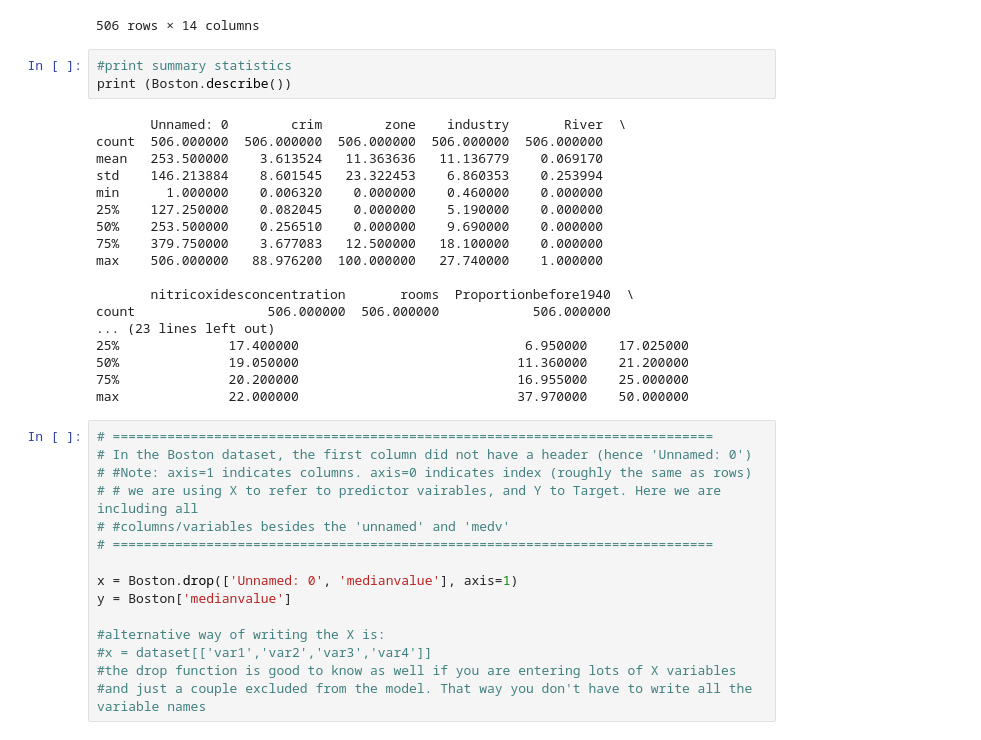
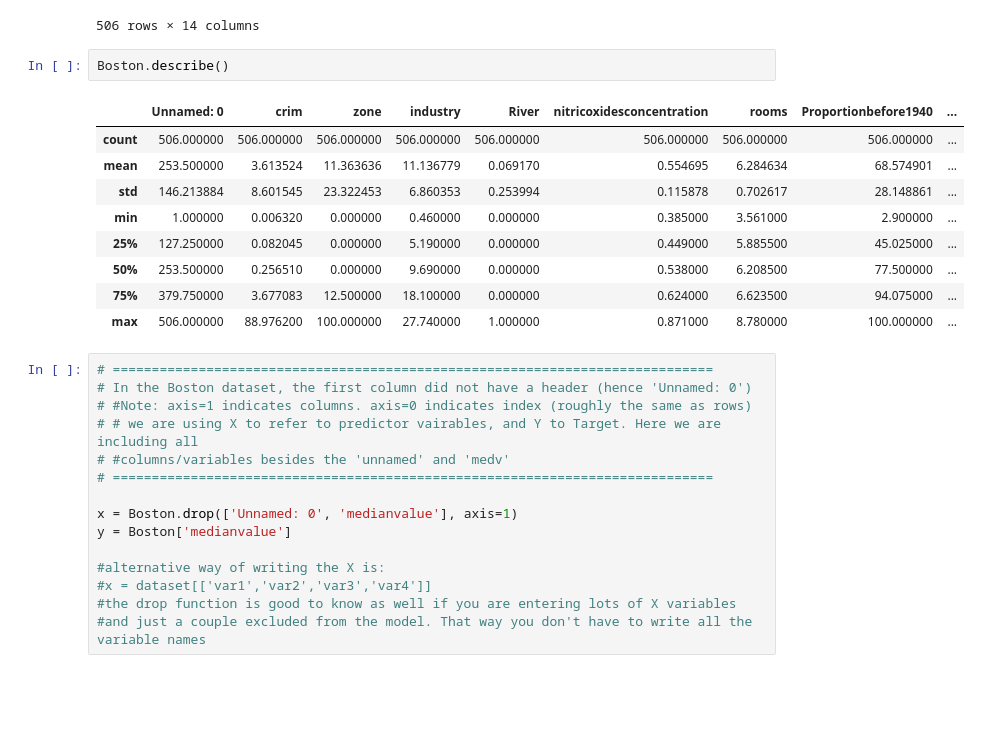
Before and after one commit to chiharuishida/Tutorialdata, a Jupyter notebook: SimpleRegression.ipynb, the cells around one changed output. Saved outputs shown, nothing was run; the diff lists cells and outputs as text; blank space fills up the shorter version.

```diff
--- a/SimpleRegression.ipynb
+++ b/SimpleRegression.ipynb
@@ -22,27 +24,18 @@ Boston
 | 504 | 505 | 0.10959 | 0.0 | 11.93 | 0 | 0.573 | 6.794 | 89.3 | ... |
 | 505 | 506 | 0.04741 | 0.0 | 11.93 | 0 | 0.573 | 6.030 | 80.8 | ... |
 506 rows × 14 columns
-# %%
-#print summary statistics
-print (Boston.describe())
-# %% [output]
-       Unnamed: 0        crim        zone    industry       River  \
-count  506.000000  506.000000  506.000000  506.000000  506.000000
-mean   253.500000    3.613524   11.363636   11.136779    0.069170
-std    146.213884    8.601545   23.322453    6.860353    0.253994
-min      1.000000    0.006320    0.000000    0.460000    0.000000
-25%    127.250000    0.082045    0.000000    5.190000    0.000000
-50%    253.500000    0.256510    0.000000    9.690000    0.000000
-75%    379.750000    3.677083   12.500000   18.100000    0.000000
-max    506.000000   88.976200  100.000000   27.740000    1.000000
-
-       nitricoxidesconcentration       rooms  Proportionbefore1940  \
-count                 506.000000  506.000000            506.000000
-... (23 lines left out)
-25%              17.400000                             6.950000    17.025000
-50%              19.050000                            11.360000    21.200000
-75%              20.200000                            16.955000    25.000000
-max              22.000000                            37.970000    50.000000
+# %%
+Boston.describe()
+# %% [output]
+|  | Unnamed: 0 | crim | zone | industry | River | nitricoxidesconcentration | rooms | Proportionbefore1940 | ... |
+| count | 506.000000 | 506.000000 | 506.000000 | 506.000000 | 506.000000 | 506.000000 | 506.000000 | 506.000000 | ... |
+| mean | 253.500000 | 3.613524 | 11.363636 | 11.136779 | 0.069170 | 0.554695 | 6.284634 | 68.574901 | ... |
+| std | 146.213884 | 8.601545 | 23.322453 | 6.860353 | 0.253994 | 0.115878 | 0.702617 | 28.148861 | ... |
+| min | 1.000000 | 0.006320 | 0.000000 | 0.460000 | 0.000000 | 0.385000 | 3.561000 | 2.900000 | ... |
+| 25% | 127.250000 | 0.082045 | 0.000000 | 5.190000 | 0.000000 | 0.449000 | 5.885500 | 45.025000 | ... |
+| 50% | 253.500000 | 0.256510 | 0.000000 | 9.690000 | 0.000000 | 0.538000 | 6.208500 | 77.500000 | ... |
+| 75% | 379.750000 | 3.677083 | 12.500000 | 18.100000 | 0.000000 | 0.624000 | 6.623500 | 94.075000 | ... |
+| max | 506.000000 | 88.976200 | 100.000000 | 27.740000 | 1.000000 | 0.871000 | 8.780000 | 100.000000 | ... |
 # %%
 # =============================================================================
 # In the Boston dataset, the first column did not have a header (hence 'Unnamed: 0')
```
Also changed, not shown: parts of 8 cells of this notebook.
